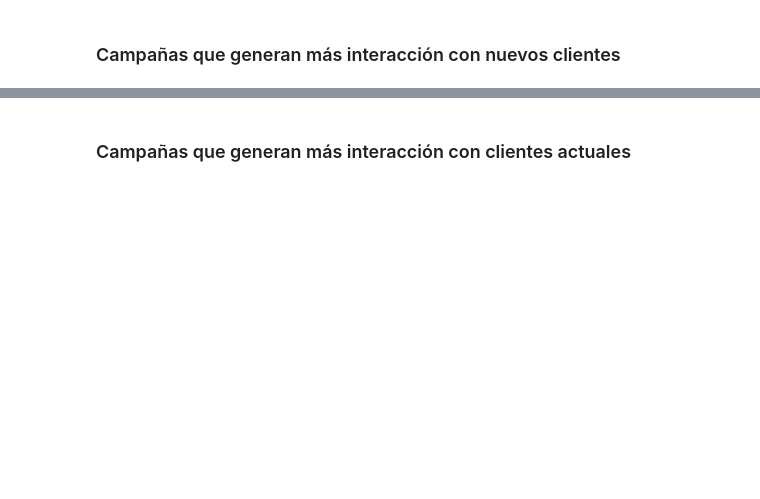
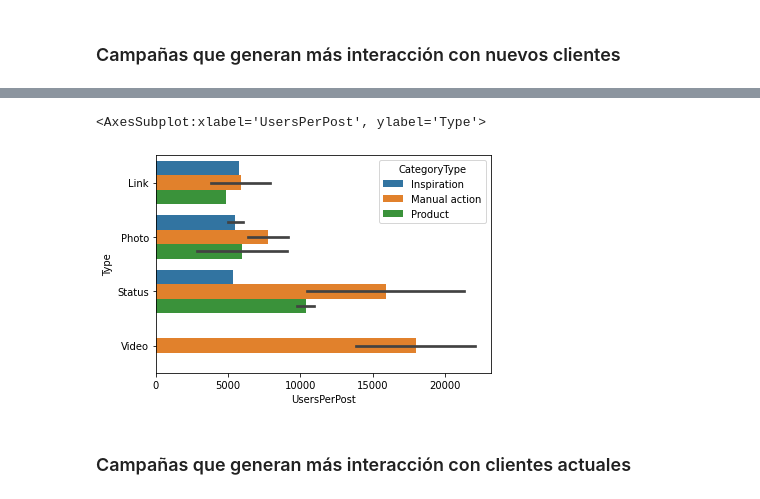
Before and after one commit to luisangeles99/VisualizacionProyectoFinal, a Jupyter notebook: ProyectoFinal.ipynb, the cells around one changed output, grey strips where cells are left out. Saved outputs shown, nothing was run; the diff lists cells and outputs as text; code cells hidden in the pictures; blank space fills up the shorter version.

```diff
--- a/ProyectoFinal.ipynb
+++ b/ProyectoFinal.ipynb
@@ -307,4 +315,10 @@ dfByInteractionsNewPeople.sort_values('UsersPerPost')
 | 15 | 1.0 | Status | Product | 17812 | 9 | 1979.111111 |
+# %%
+plt.figure(figsize=(16,8))
+sns.barplot(dfByInteractionsNewPeople, x='UsersPerPost', y='Type', hue='CategoryType')
+# %% [output]
+<AxesSubplot:xlabel='UsersPerPost', ylabel='Type'>
+[figure, added]
 # %% [markdown]
 ### Campañas que generan más interacción con clientes actuales
 # %%
```
Also changed, not shown: parts of 4 cells of this notebook, 2 other files.
